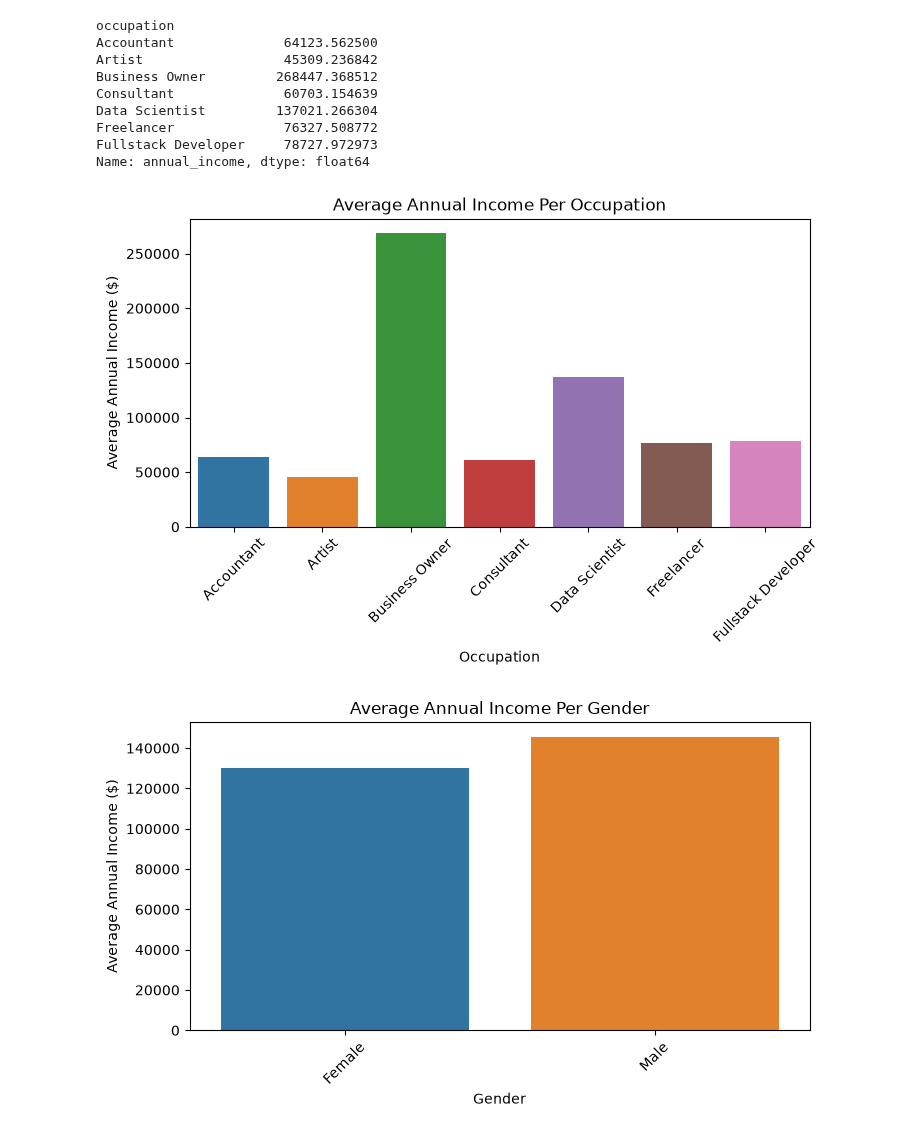
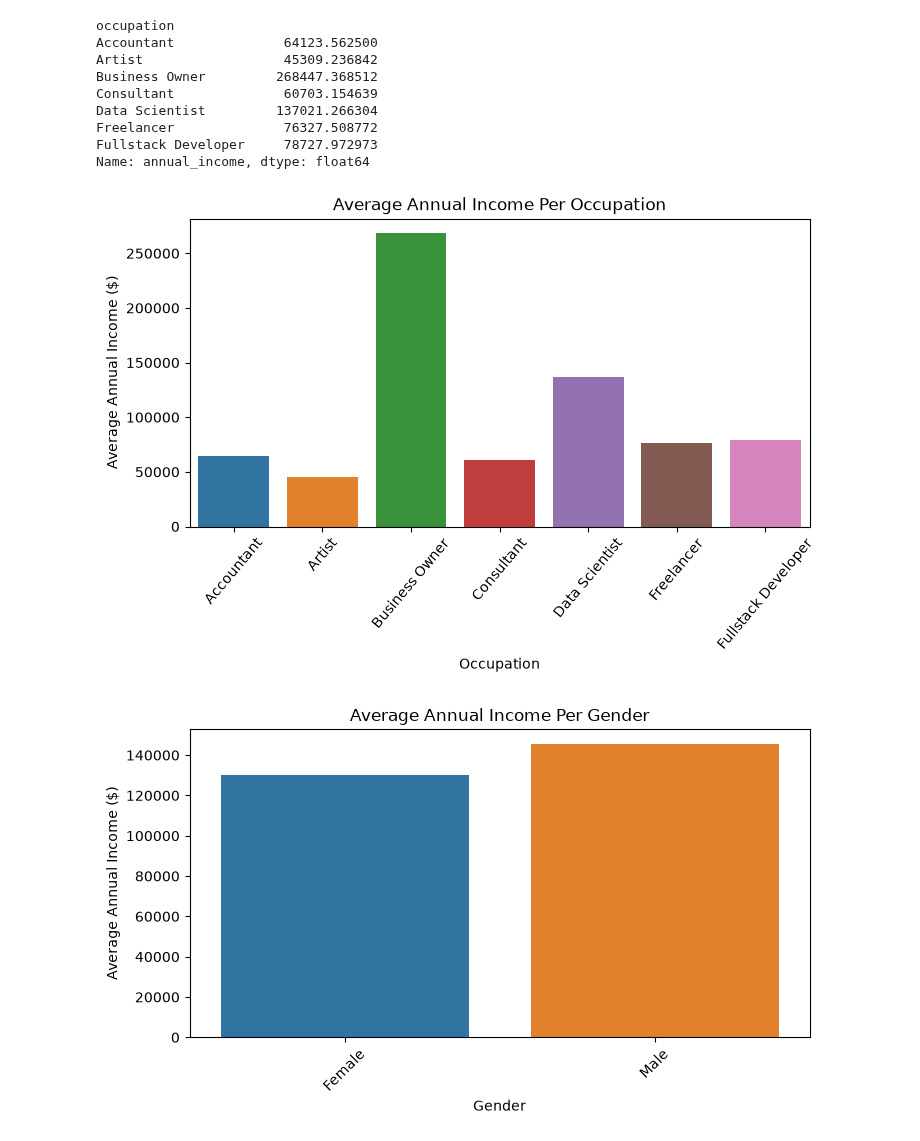
Before and after one commit to Sanjeev20240/Credit-card-analysis, a Jupyter notebook: phase_01_.ipynb, the cells around one changed output. Saved outputs shown, nothing was run; the diff lists cells and outputs as text; code cells hidden in the pictures.

```diff
--- a/phase_01_.ipynb
+++ b/phase_01_.ipynb
@@ -170,13 +185,13 @@ Name: annual_income, dtype: float64
 # %%
 plt.figure(figsize=(8,4))
 sns.barplot(x=avg_income_per_occupation.index, y=avg_income_per_occupation.values, palette='tab10')
-plt.xticks(rotation=45)
+plt.xticks(rotation=50)
 plt.title('Average Annual Income Per Occupation')
 plt.xlabel('Occupation')
 plt.ylabel('Average Annual Income ($)')
 plt.show()
 # %% [output]
-[figure, old version]
+[figure, new version]
 # %%
 # List of categorical columns
 categorical_columns = ['gender', 'location', 'occupation', 'marital_status']
```
Also changed, not shown: parts of 29 cells of this notebook, 2 other files.
